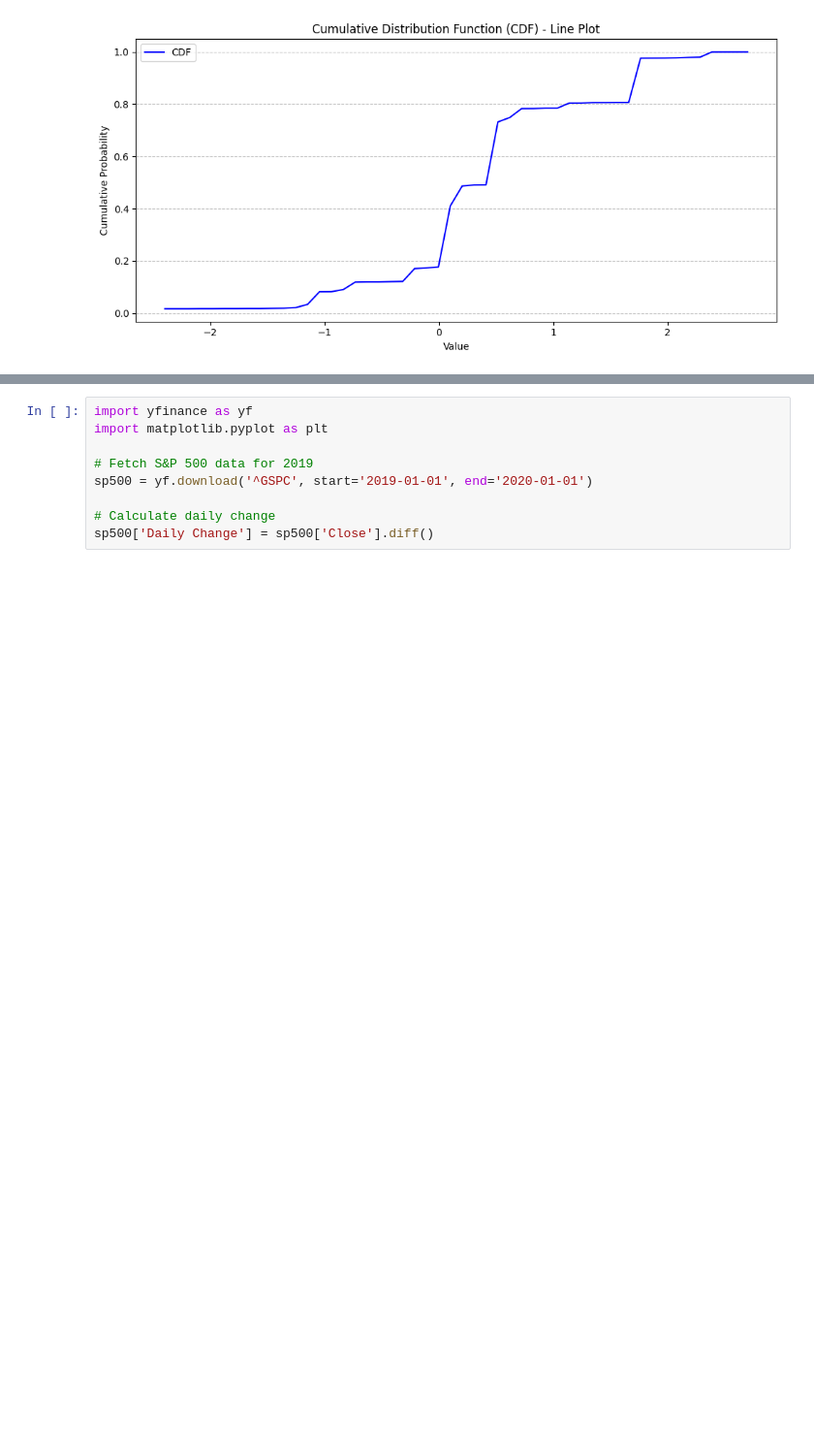
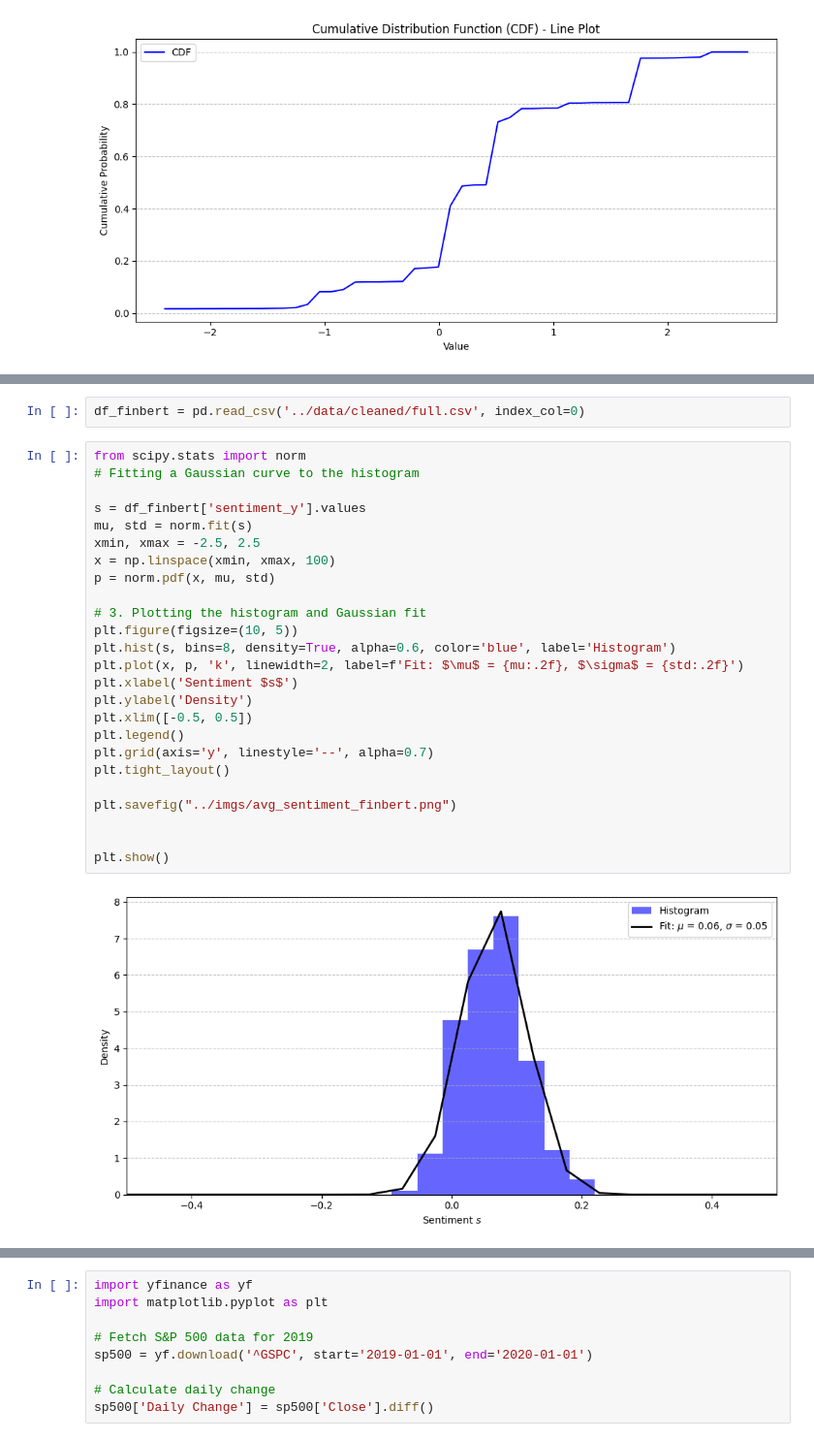
Before and after one commit to willsanford/BUDeepLearningProject, a Jupyter notebook: notebooks/visualize_sentiment.ipynb, the cells around one changed output, grey strips where cells are left out. Shown at 97% size. Drawn from its saved outputs; the diff is of its cells as text; blank space fills up the shorter version.

```diff
--- a/notebooks/visualize_sentiment.ipynb
+++ b/notebooks/visualize_sentiment.ipynb
@@ -126,3 +126,32 @@ plt.show()
+# %%
+df_finbert = pd.read_csv('../data/cleaned/full.csv', index_col=0)
+# %%
+from scipy.stats import norm
+# Fitting a Gaussian curve to the histogram
+
+s = df_finbert['sentiment_y'].values
+mu, std = norm.fit(s)
+xmin, xmax = -2.5, 2.5
+x = np.linspace(xmin, xmax, 100)
+p = norm.pdf(x, mu, std)
+
+# 3. Plotting the histogram and Gaussian fit
+plt.figure(figsize=(10, 5))
+plt.hist(s, bins=8, density=True, alpha=0.6, color='blue', label='Histogram')
+plt.plot(x, p, 'k', linewidth=2, label=f'Fit: $\mu$ = {mu:.2f}, $\sigma$ = {std:.2f}')
+plt.xlabel('Sentiment $s$')
+plt.ylabel('Density')
+plt.xlim([-0.5, 0.5])
+plt.legend()
+plt.grid(axis='y', linestyle='--', alpha=0.7)
+plt.tight_layout()
+
+plt.savefig("../imgs/avg_sentiment_finbert.png")
+
+
+plt.show()
+# %% [output]
+[figure, added]
 # %%
 import numpy as np
 import matplotlib.pyplot as plt
```
Also changed, not shown: parts of 15 cells of this notebook, 3 other files.
